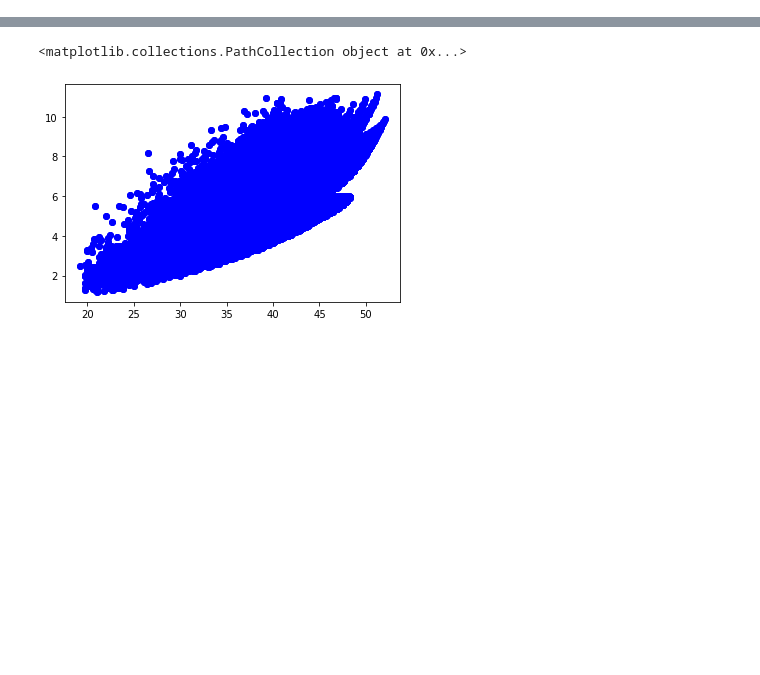
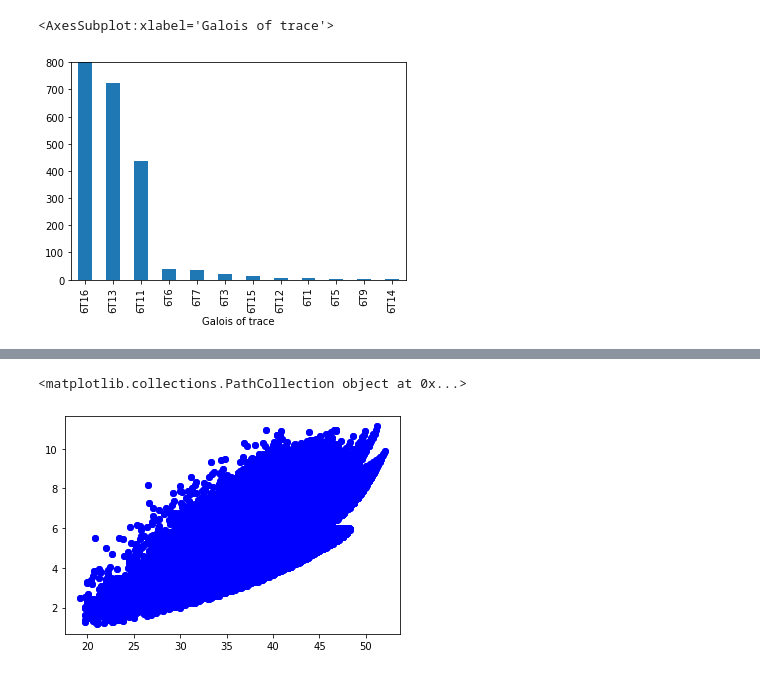
Before and after one commit to MatthewNortonPersonal/Mahler-Measures-and-Galois-Groups-of-Reciprocal-Polynomials, a Jupyter notebook: Galois Groups/csvs.ipynb, the cells around one changed output, grey strips where cells are left out. Saved outputs shown, nothing was run; the diff lists cells and outputs as text; code cells hidden in the pictures; blank space fills up the shorter version.

```diff
--- a/Galois Groups/csvs.ipynb
+++ b/Galois Groups/csvs.ipynb
@@ -15,5 +14,10 @@ Index(['Unnamed: 0', 'polynomial', 'degree', 'Mahler measure',
       dtype='object')
 # %%
 df["discriminant"] = df["discriminant"].astype(np.double).abs()
+# %%
+df["Galois of trace"].value_counts().plot.bar(ylim=(0, 800))
+# %% [output]
+<AxesSubplot:xlabel='Galois of trace'>
+[figure, added]
 # %%
 plt.figure(figsize=(20,10))
```
Also changed, not shown: parts of 9 cells of this notebook, 1 other file.
